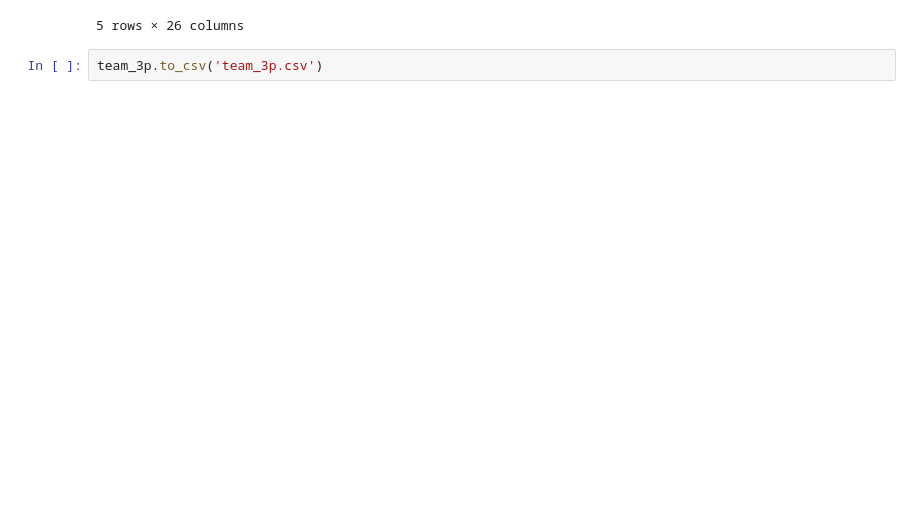
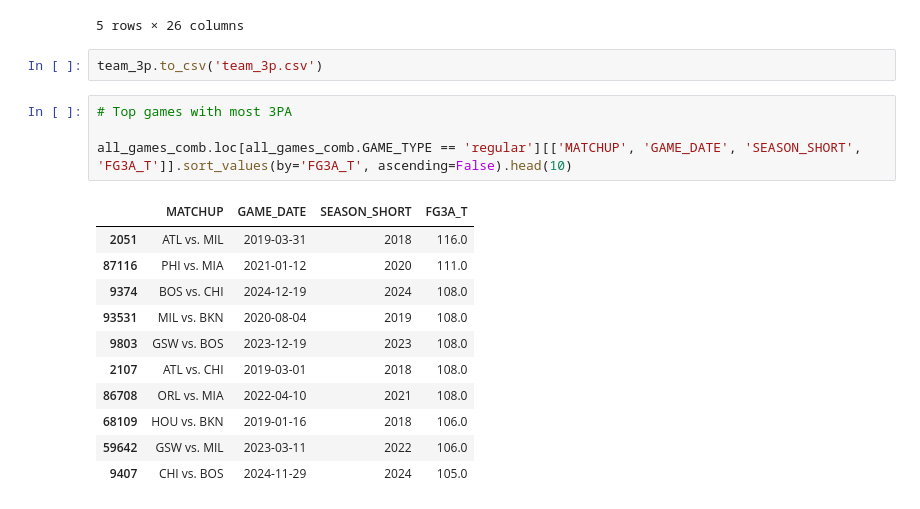
Before and after one commit to asranasinghe/nba_stats, a Jupyter notebook: nba_stats.ipynb, the cells around one changed output. Drawn from its saved outputs; the diff is of its cells as text; blank space fills up the shorter version.

```diff
--- a/nba_stats.ipynb
+++ b/nba_stats.ipynb
@@ -246,3 +248,19 @@ team_3p.head()
 5 rows × 26 columns
 # %%
 team_3p.to_csv('team_3p.csv')
+# %%
+# Top games with most 3PA
+
+all_games_comb.loc[all_games_comb.GAME_TYPE == 'regular'][['MATCHUP', 'GAME_DATE', 'SEASON_SHORT', 'FG3A_T']].sort_values(by='FG3A_T', ascending=False).head(10)
+# %% [output]
+|  | MATCHUP | GAME_DATE | SEASON_SHORT | FG3A_T |
+| 2051 | ATL vs. MIL | 2019-03-31 | 2018 | 116.0 |
+| 87116 | PHI vs. MIA | 2021-01-12 | 2020 | 111.0 |
+| 9374 | BOS vs. CHI | 2024-12-19 | 2024 | 108.0 |
+| 93531 | MIL vs. BKN | 2020-08-04 | 2019 | 108.0 |
+| 9803 | GSW vs. BOS | 2023-12-19 | 2023 | 108.0 |
+| 2107 | ATL vs. CHI | 2019-03-01 | 2018 | 108.0 |
+| 86708 | ORL vs. MIA | 2022-04-10 | 2021 | 108.0 |
+| 68109 | HOU vs. BKN | 2019-01-16 | 2018 | 106.0 |
+| 59642 | GSW vs. MIL | 2023-03-11 | 2022 | 106.0 |
+| 9407 | CHI vs. BOS | 2024-11-29 | 2024 | 105.0 |
```
Also changed, not shown: parts of 7 cells of this notebook, 2 other files.
